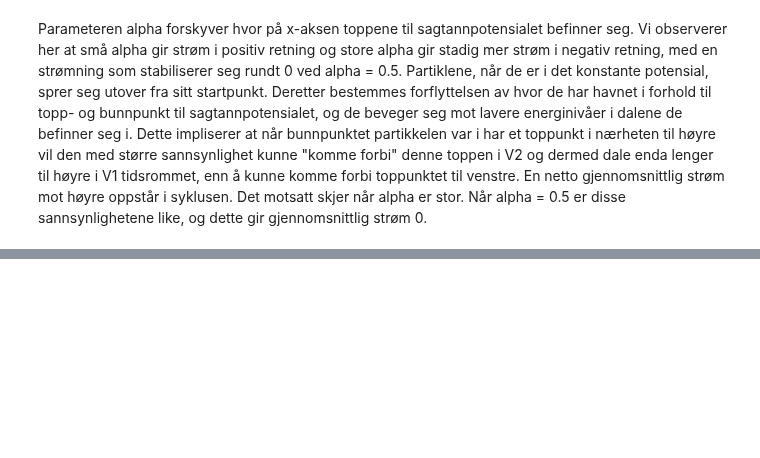
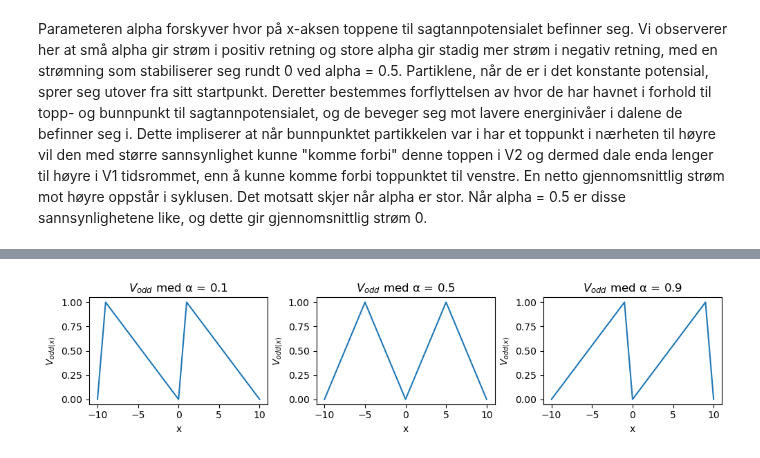
Before and after one commit to marieke-vaske/VitBer-BioFys, a Jupyter notebook: Prosjekt - main.ipynb, the cells around one changed output, grey strips where cells are left out. Drawn from its saved outputs; the diff is of its cells as text; code cells hidden in the pictures; blank space fills up the shorter version.

```diff
--- a/Prosjekt - main.ipynb
+++ b/Prosjekt - main.ipynb
@@ -566,0 +620,16 @@ Parameteren alpha forskyver hvor på x-aksen toppene til sagtannpotensialet bef
+# %%
+fig, axs = plt.subplots(1, 3, figsize=(10, 2.5))
+
+alphas = [0.1, 0.5, 0.9]
+x_values = np.arange(-N_x, N_x+1)
+
+for i, alpha in enumerate(alphas):
+    axs[i].plot(x_values, [V_odd(x, alpha) for x in x_values])
+    axs[i].set_title(f'$V_{{odd}}$ med α = {alpha}')
+    axs[i].set_xlabel('x')
+    axs[i].set_ylabel('$V_{odd(x)}$')
+
+plt.tight_layout()
+plt.show()
+# %% [output]
+[figure, added]
```
Also changed, not shown: parts of 5 cells of this notebook, 1 other file.
